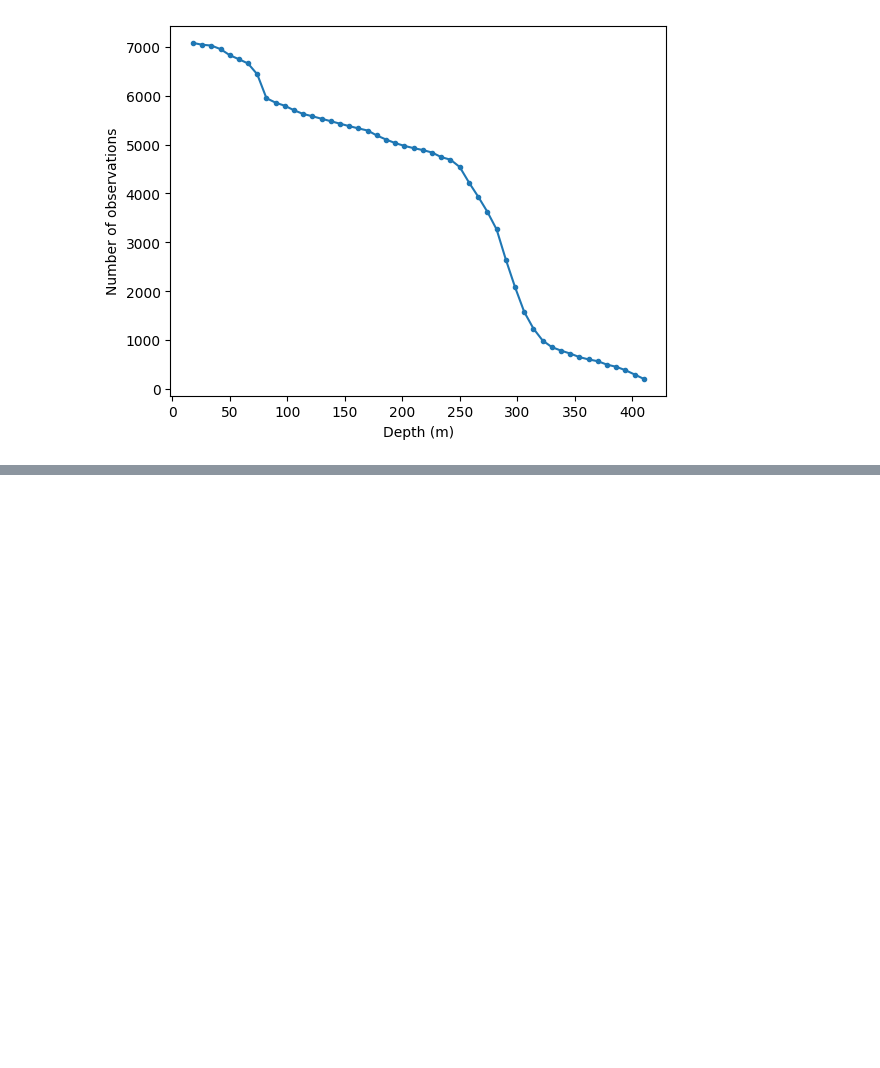
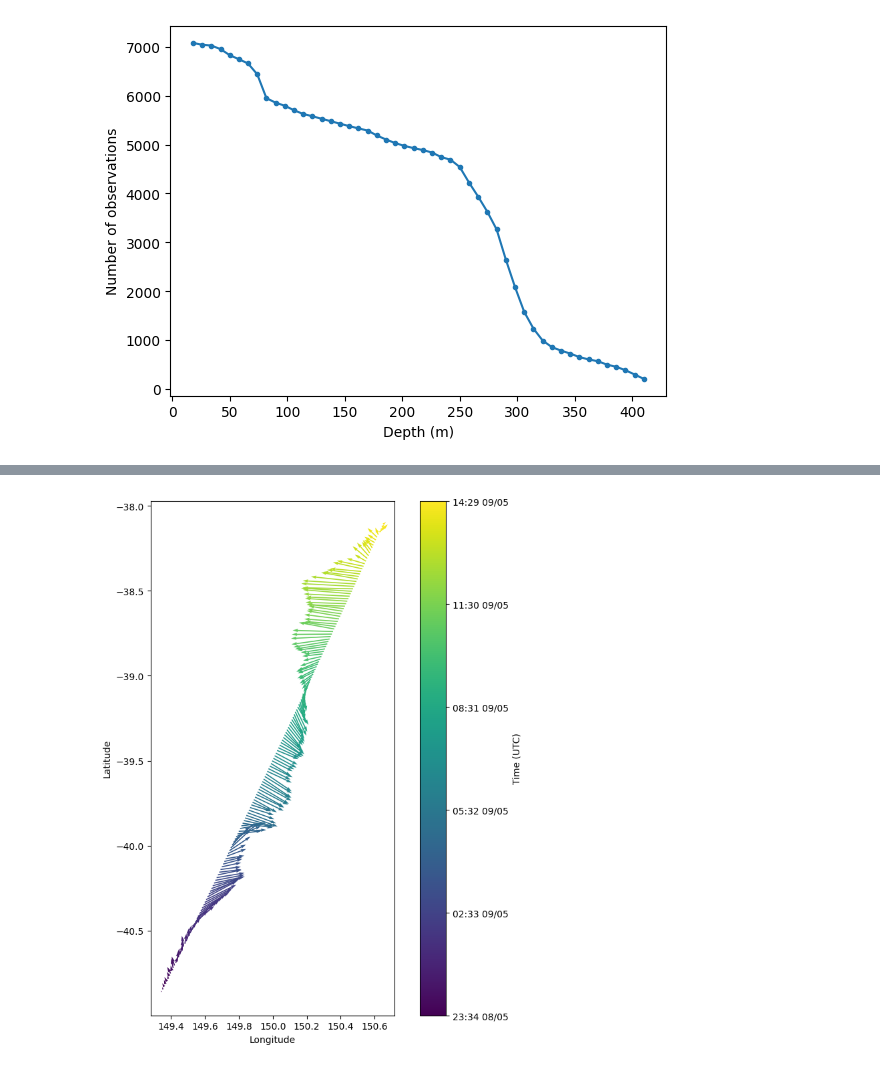
Before and after one commit to regdowse/UNSW-PhD, a Jupyter notebook: seacofs_eddy_tilt_analysis/observations/MNF_IN2021_V03_adcp_trawler/Untitled.ipynb, the cells around one changed output, grey strips where cells are left out. Cells and saved outputs as stored; diff of their text form; code cells hidden in the pictures; blank space fills up the shorter version.

```diff
--- a/seacofs_eddy_tilt_analysis/observations/MNF_IN2021_V03_adcp_trawler/Untitled.ipynb
+++ b/seacofs_eddy_tilt_analysis/observations/MNF_IN2021_V03_adcp_trawler/Untitled.ipynb
@@ -28,6 +29,7 @@ plt.plot(df['Mean Lon'], df['Mean Lat'])
 [figure]
 # %%
 df.groupby('Depth').size().plot(marker='.')
+DEPTH = df.Depth.unique()[0]
 plt.xlabel('Depth (m)')
 plt.ylabel('Number of observations')
 plt.show()
@@ -35,0 +62,21 @@ plt.show()
+# %%
+d = df_eddy.loc[df_eddy.Depth==DEPTH].copy()
+t = mdates.date2num(pd.to_datetime(d['Start (UTC)']))
+
+fig, ax = plt.subplots(figsize=(10, 10))
+q = ax.quiver(d['Mean Lon'], d['Mean Lat'], d['U (m/sec)'], d['V (m/sec)'],
+              t, cmap='viridis', scale=5)
+
+cbar = fig.colorbar(q, ax=ax)
+cbar.set_label('Time (UTC)')
+cbar.ax.yaxis.set_major_formatter(mdates.DateFormatter('%H:%M %d/%m', tz=mdates.UTC))
+cbar.update_ticks()
+
+ticks = np.linspace(t.min(), t.max(), 6)
+cbar.set_ticks(ticks)
+cbar.set_ticklabels([mdates.num2date(x).strftime('%H:%M %d/%m') for x in ticks])
+
+ax.set(xlabel='Longitude', ylabel='Latitude', aspect='equal')
+plt.show()
+# %% [output]
+[figure, added]
```
Also changed, not shown: parts of 2 cells of this notebook, 1 other file.
